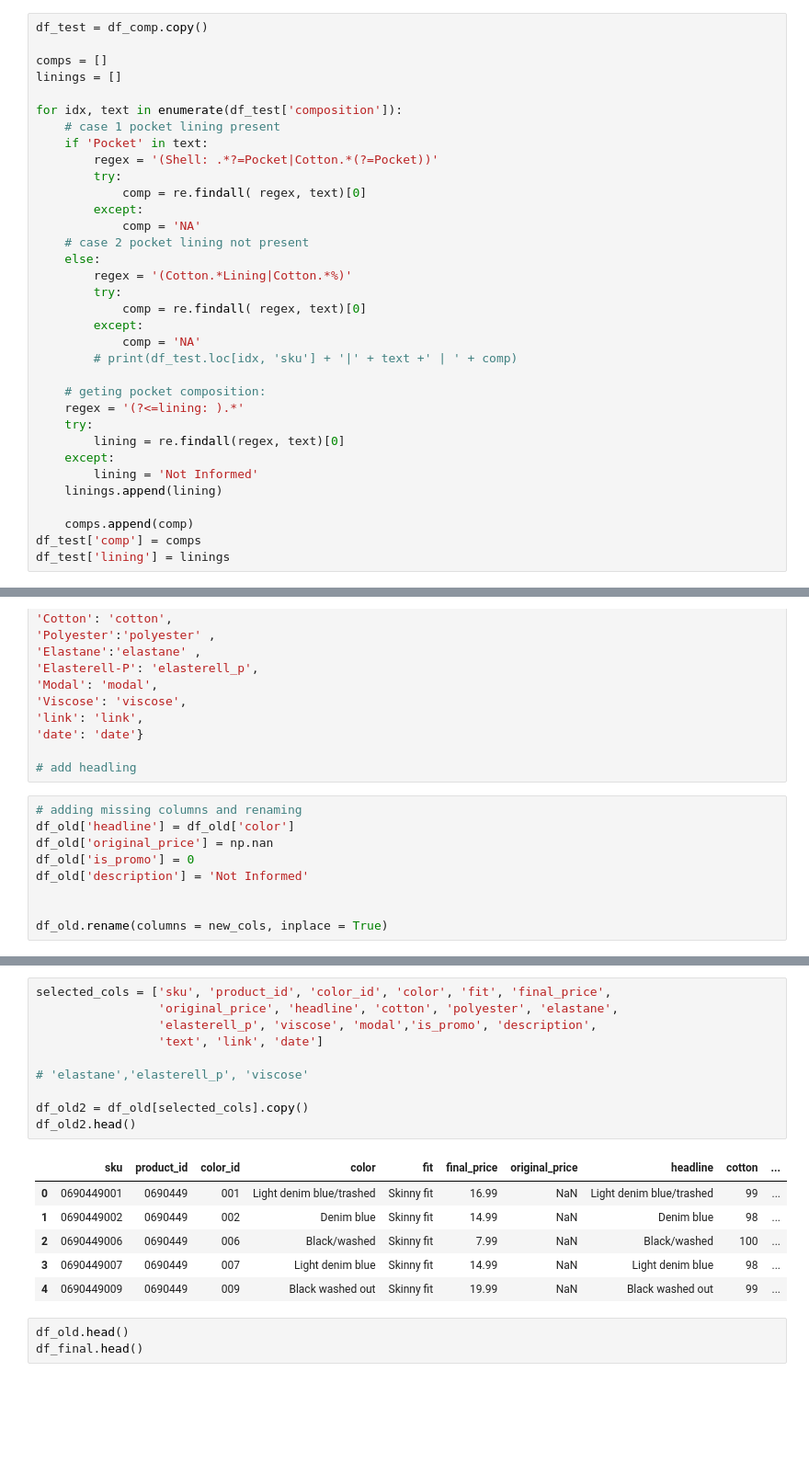
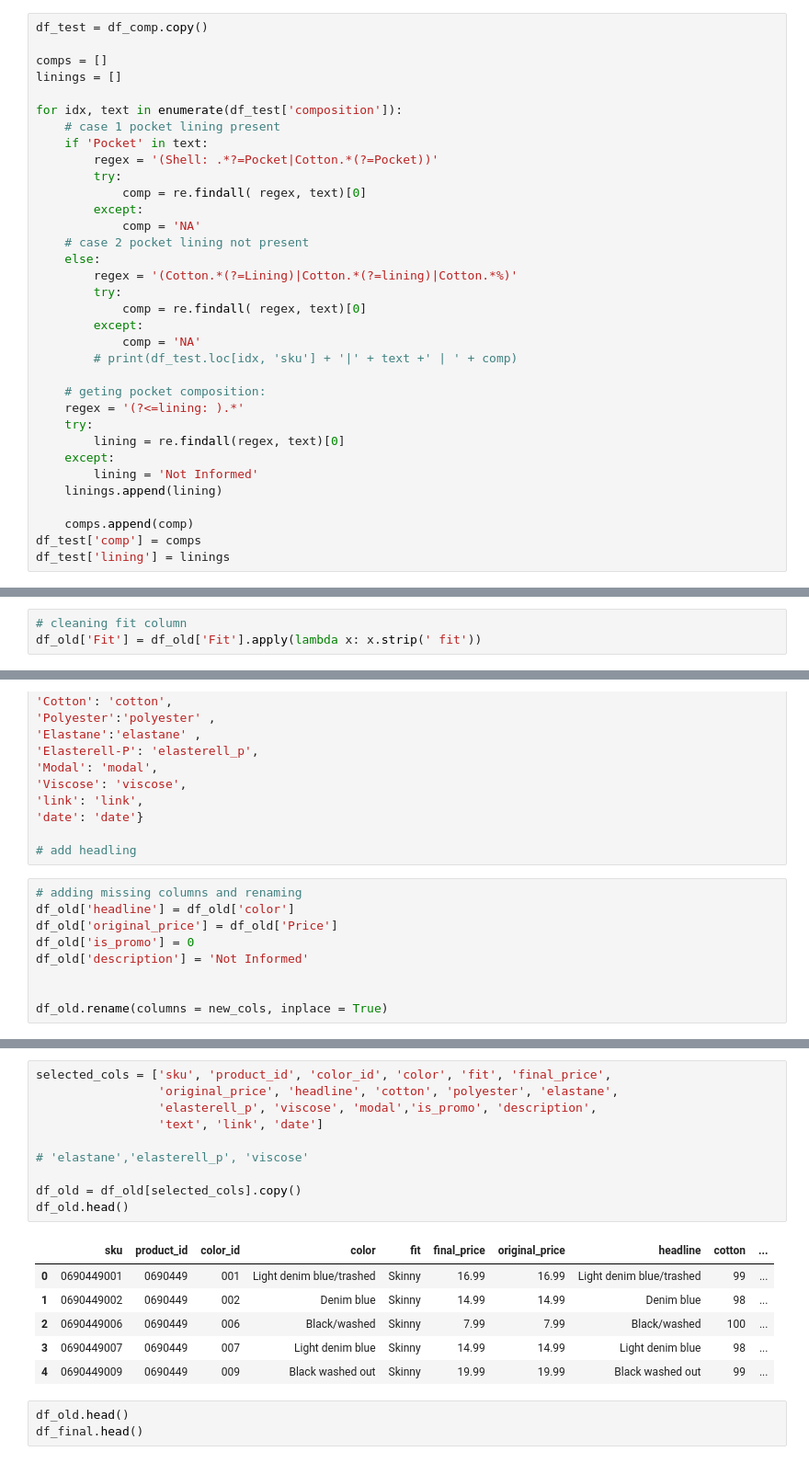
Before and after one commit to humberto-aguiar/Web-Scraping-Jeans, a Jupyter notebook: hm-web-scraping-v01.ipynb, the cells around one changed output, grey strips where cells are left out. Shown: that part at 92% size. Drawn from its saved outputs; the diff is of its cells as text; blank space fills up the shorter version.

```diff
--- a/hm-web-scraping-v01.ipynb
+++ b/hm-web-scraping-v01.ipynb
@@ -408,7 +409,7 @@ for idx, text in enumerate(df_test['composition']):
             comp = 'NA'
     # case 2 pocket lining not present
     else:
-        regex = '(Cotton.*Lining|Cotton.*%)'
+        regex = '(Cotton.*(?=Lining)|Cotton.*(?=lining)|Cotton.*%)'
         try:
             comp = re.findall( regex, text)[0]
         except:
@@ -755,6 +737,9 @@ df_old.head()
 | 2 | 0690449006 | 0690449 | 006 | Black/washed | Skinny fit | 7.99 | Lining: Cotton 100% Cotton 98%, E... | Cotton 100% Cotton 98%, Elastane 2% | 100 | 0 | ... |
 | 3 | 0690449007 | 0690449 | 007 | Light denim blue | Skinny fit | 14.99 | Cotton 98%, Elastane 2% Lining: C... | Cotton 98%, Elastane 2% Lining | 98 | 0 | ... |
 | 4 | 0690449009 | 0690449 | 009 | Black washed out | Skinny fit | 19.99 | Cotton 99%, Elastane 1% | Cotton 99%, Elastane 1% | 99 | 0 | ... |
+# %%
+# cleaning fit column
+df_old['Fit'] = df_old['Fit'].apply(lambda x: x.strip(' fit'))
 # %%
 # renaming columns
 
@@ -781,7 +766,7 @@ new_cols = {'Art. No.':'sku' ,
 # %%
 # adding missing columns and renaming
 df_old['headline'] = df_old['color']
-df_old['original_price'] = np.nan
+df_old['original_price'] = df_old['Price']
 df_old['is_promo'] = 0
 df_old['description'] = 'Not Informed'
 
@@ -808,20 +792,20 @@ df_old.head()
 # %%
 selected_cols = ['sku', 'product_id', 'color_id', 'color', 'fit', 'final_price',
                  'original_price', 'headline', 'cotton', 'polyester', 'elastane',
                  'elasterell_p', 'viscose', 'modal','is_promo', 'description',
                  'text', 'link', 'date']
 
 # 'elastane','elasterell_p', 'viscose'
 
-df_old2 = df_old[selected_cols].copy()
-df_old2.head()
+df_old = df_old[selected_cols].copy()
+df_old.head()
 # %% [output]
 |  | sku | product_id | color_id | color | fit | final_price | original_price | headline | cotton | ... |
-| 0 | 0690449001 | 0690449 | 001 | Light denim blue/trashed | Skinny fit | 16.99 | NaN | Light denim blue/trashed | 99 | ... |
-| 1 | 0690449002 | 0690449 | 002 | Denim blue | Skinny fit | 14.99 | NaN | Denim blue | 98 | ... |
-| 2 | 0690449006 | 0690449 | 006 | Black/washed | Skinny fit | 7.99 | NaN | Black/washed | 100 | ... |
-| 3 | 0690449007 | 0690449 | 007 | Light denim blue | Skinny fit | 14.99 | NaN | Light denim blue | 98 | ... |
-| 4 | 0690449009 | 0690449 | 009 | Black washed out | Skinny fit | 19.99 | NaN | Black washed out | 99 | ... |
+| 0 | 0690449001 | 0690449 | 001 | Light denim blue/trashed | Skinny | 16.99 | 16.99 | Light denim blue/trashed | 99 | ... |
+| 1 | 0690449002 | 0690449 | 002 | Denim blue | Skinny | 14.99 | 14.99 | Denim blue | 98 | ... |
+| 2 | 0690449006 | 0690449 | 006 | Black/washed | Skinny | 7.99 | 7.99 | Black/washed | 100 | ... |
+| 3 | 0690449007 | 0690449 | 007 | Light denim blue | Skinny | 14.99 | 14.99 | Light denim blue | 98 | ... |
+| 4 | 0690449009 | 0690449 | 009 | Black washed out | Skinny | 19.99 | 19.99 | Black washed out | 99 | ... |
 # %%
 df_old.head()
 df_final.head()
```
Also changed, not shown: parts of 67 cells of this notebook.
